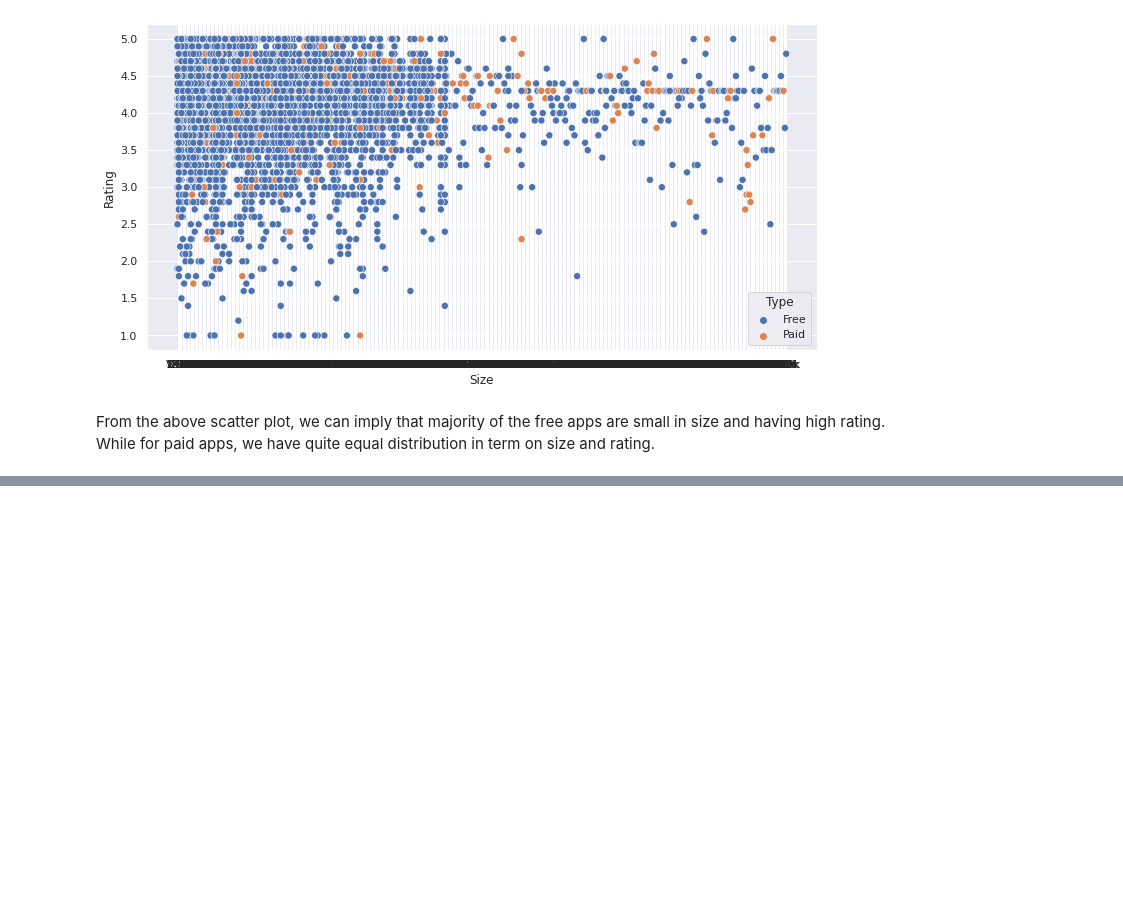
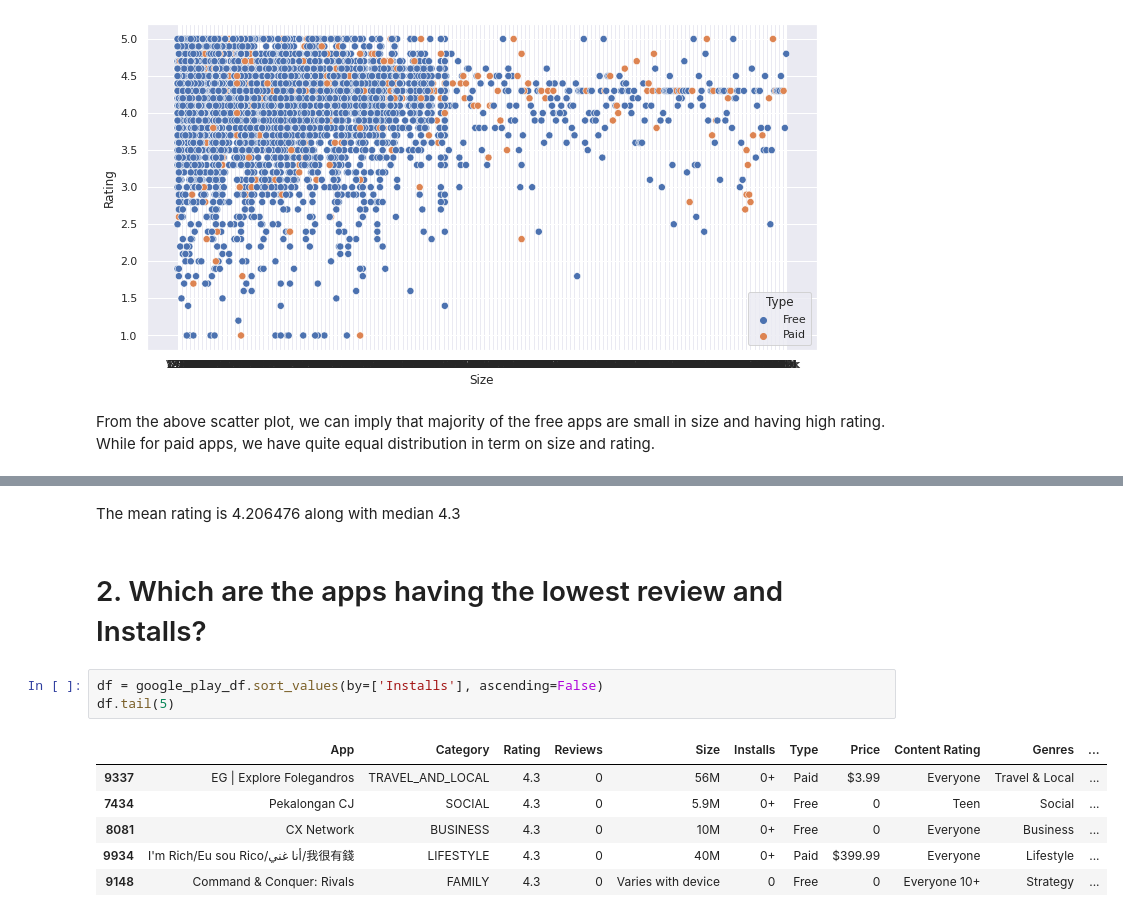
Before and after one commit to chetanre7/Google-Play-Store-app-review, a Jupyter notebook: Play_Store_App_Review_Analysis_Capstone_Project.ipynb, the cells around one changed output, grey strips where cells are left out. Saved outputs shown, nothing was run; the diff lists cells and outputs as text; blank space fills up the shorter version.

```diff
--- a/Play_Store_App_Review_Analysis_Capstone_Project.ipynb
+++ b/Play_Store_App_Review_Analysis_Capstone_Project.ipynb
@@ -303,0 +320,14 @@ From the above scatter plot, we can imply that majority of the free apps are sma
+# %% [markdown]
+The mean rating is 4.206476 along with median 4.3
+# %% [markdown]
+# 2. Which are the apps having the lowest review and Installs?
+# %%
+df = google_play_df.sort_values(by=['Installs'], ascending=False)
+df.tail(5)
+# %% [output]
+|  | App | Category | Rating | Reviews | Size | Installs | Type | Price | Content Rating | Genres | ... |
+| 9337 | EG | Explore Folegandros | TRAVEL_AND_LOCAL | 4.3 | 0 | 56M | 0+ | Paid | $3.99 | Everyone | Travel & Local | ... |
+| 7434 | Pekalongan CJ | SOCIAL | 4.3 | 0 | 5.9M | 0+ | Free | 0 | Teen | Social | ... |
+| 8081 | CX Network | BUSINESS | 4.3 | 0 | 10M | 0+ | Free | 0 | Everyone | Business | ... |
+| 9934 | I'm Rich/Eu sou Rico/أنا غني/我很有錢 | LIFESTYLE | 4.3 | 0 | 40M | 0+ | Paid | $399.99 | Everyone | Lifestyle | ... |
+| 9148 | Command & Conquer: Rivals | FAMILY | 4.3 | 0 | Varies with device | 0 | Free | 0 | Everyone 10+ | Strategy | ... |
```
Also changed, not shown: parts of 13 cells of this notebook.
